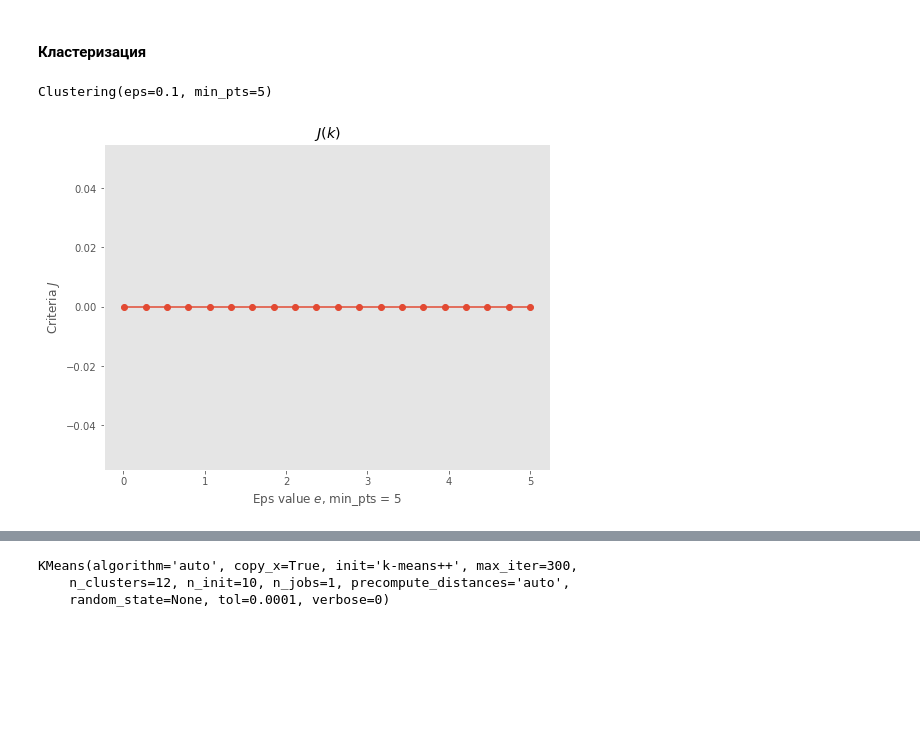
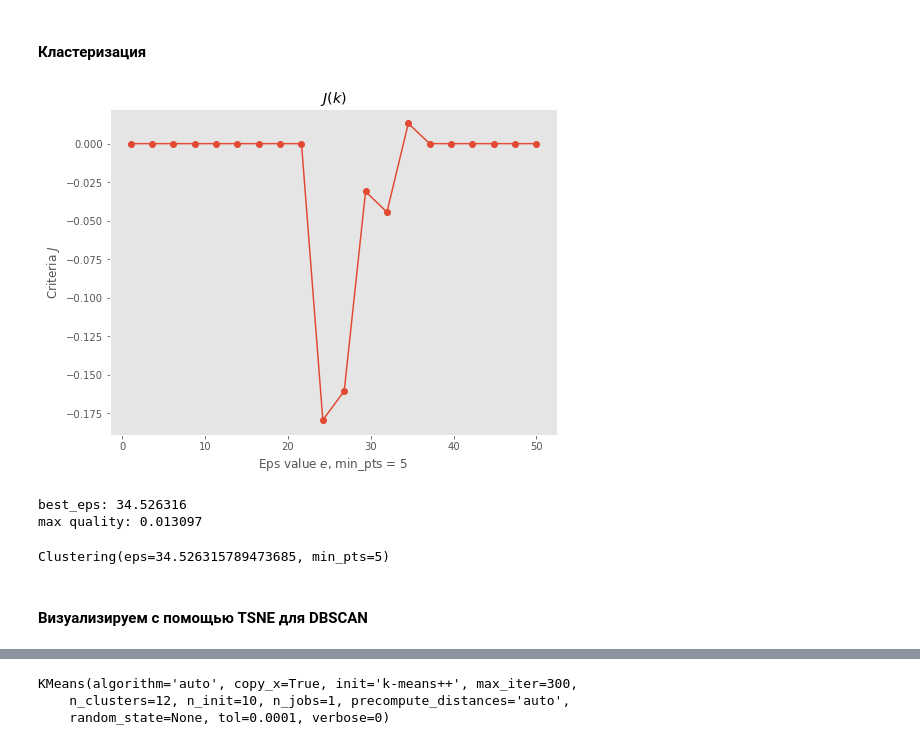
Before and after one commit to Xsardas1000/Intellectual-processing-of-data, a Jupyter notebook: hw2-clusters/filin_hw2-clusters.ipynb, the cells around one changed output, grey strips where cells are left out. Saved outputs shown, nothing was run; the diff lists cells and outputs as text; code cells hidden in the pictures; blank space fills up the shorter version.

Commit message:
comparison between DBSCAN and Kmeans

```diff
--- a/hw2-clusters/filin_hw2-clusters.ipynb
+++ b/hw2-clusters/filin_hw2-clusters.ipynb
@@ -473,6 +473,7 @@ def choose_eps(X, min_val=0.1, max_val=1, min_pts=5):
         else:
             criteria[i] = 0;
 
+
     pl.figure(figsize=(8, 6))
     pl.plot(eps_list, criteria, marker = 'o')
     pl.title("$J(k)$")
@@ -480,6 +481,7 @@ def choose_eps(X, min_val=0.1, max_val=1, min_pts=5):
     pl.xlabel("Eps value $e$, min_pts = %d" %(min_pts))
     pl.grid()
     pl.show()
+    return np.max(criteria), eps_list[np.argmax(criteria)]
 # %% [markdown]
 Из графика ниже видно что оптимальные значения eps будут в районе 0.8 - 1.5
 # %%
@@ -579,12 +582,19 @@ new_df.shape
 # %%
 scaler = StandardScaler()
 X = scaler.fit_transform(new_df)
+# %%
+max_quality, best_eps = choose_eps(X, min_val=1, max_val=50, min_pts=5)
+# %% [output]
+[figure, added]
+# %%
+print("best_eps: %f\nmax quality: %f" % (best_eps, max_quality))
+# %% [output]
+best_eps: 34.526316
+max quality: 0.013097
 # %%
-clt = Clustering(eps=0.1, min_pts=5)
+clt = Clustering(eps=best_eps, min_pts=5)
 clt.fit(X)
 # %% [output]
-Clustering(eps=0.1, min_pts=5)
+Clustering(eps=34.526315789473685, min_pts=5)
-# %%
-choose_eps(X, min_val=0.01, max_val=5, min_pts=5)
-# %% [output]
-[figure, removed]
+# %% [markdown]
+#### Визуализируем с помощью TSNE для DBSCAN
```
Also changed, not shown: parts of 11 cells of this notebook.
